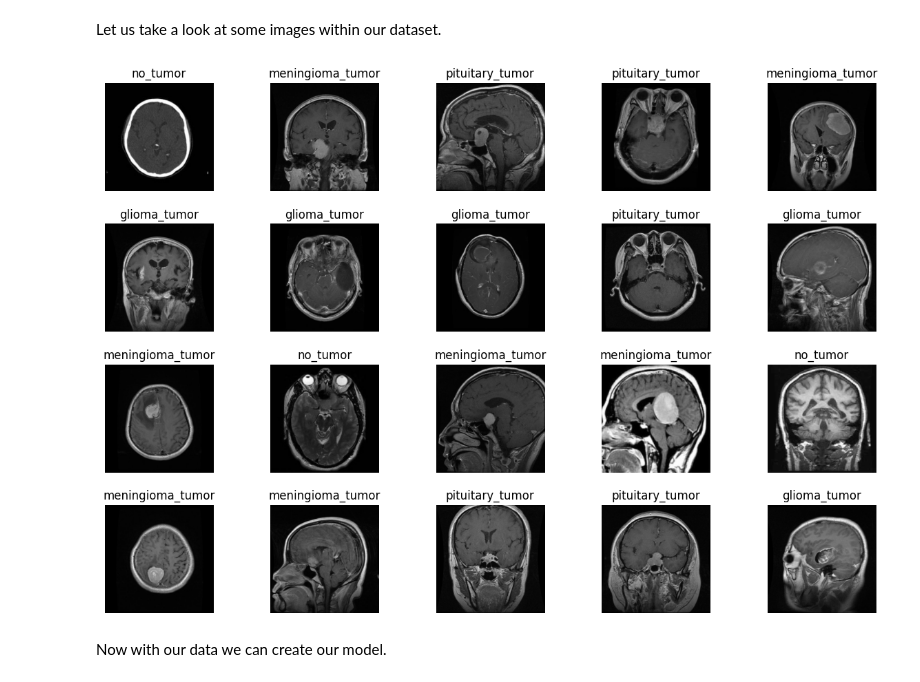
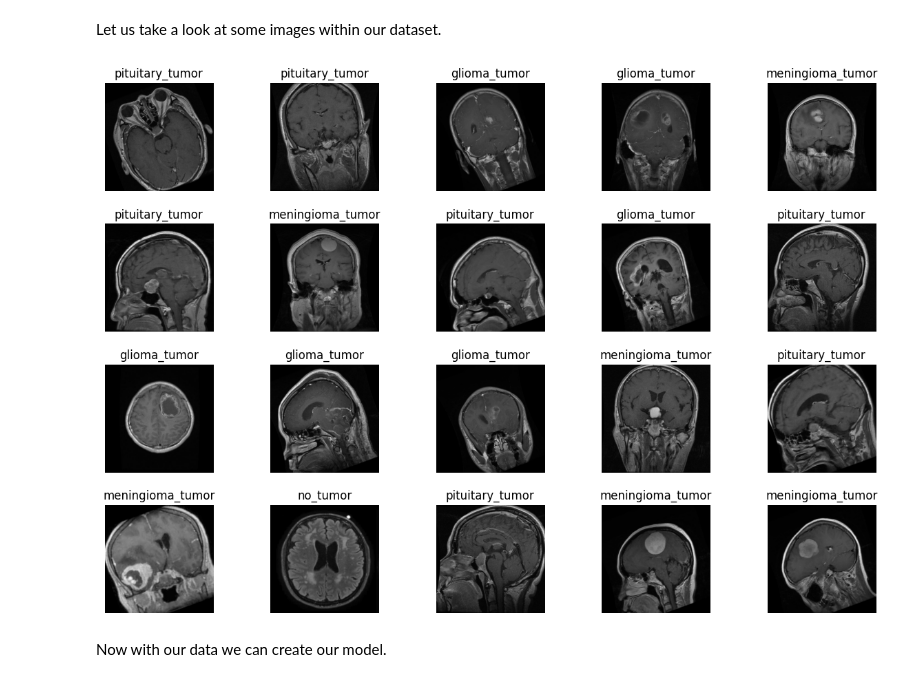
Before and after one commit to nzajk/brain-scan-classification, a Jupyter notebook: model.ipynb, the cells around one changed output. Saved outputs shown, nothing was run; the diff lists cells and outputs as text; code cells hidden in the pictures.

Commit message:
Data augmentation and model tuning

```diff
--- a/model.ipynb
+++ b/model.ipynb
@@ -29,9 +24,15 @@ def preprocess_image(img_path):
     img = img / 255
 
     # resize the image for uniformity
-    img = cv2.resize(img, (256, 256))
+    img = cv2.resize(img, (500, 500))
 
     return img
+# %%
+def rotate_image(image, angle):
+    rows, cols = image.shape
+    M = cv2.getRotationMatrix2D((cols/2, rows/2), angle, 1)
+    rotated_image = cv2.warpAffine(image, M, (cols, rows))
+    return rotated_image
 # %%
 encode = {'no_tumor': 0, 'meningioma_tumor': 1, 'glioma_tumor': 2, 'pituitary_tumor': 3}
 decode = {0: 'no_tumor', 1: 'meningioma_tumor', 2: 'glioma_tumor', 3: 'pituitary_tumor'}
@@ -60,10 +61,18 @@ def load_data(dataset_path):
             # append the label to the y array
             y_data.append(encode[folder])
 
+            # apply rotation on image
+            img = rotate_image(img, random.randint(-45,45))
+
+            # append new data to the arrays
+            x_data.append(img)
+            y_data.append(encode[folder])
+
     x_data = np.array(x_data)
     y_data = np.array(y_data)
 
-    x_data, y_data = shuffle(x_data, y_data, random_state=42)
+    # shuffle data for better training
+    x_data, y_data = shuffle(x_data, y_data, random_state=101)
 
     return x_data, y_data
 # %%
@@ -74,14 +83,14 @@ Let us take a look at some images within our dataset.
 # %%
 fig, axes = plt.subplots(4, 5, figsize=(15, 10))
 axes = axes.ravel()
 for i in range(0, 20):
-    index = np.random.randint(0, len(x_train))
+    index = random.randint(0, len(x_train))
     axes[i].imshow(x_train[index], cmap='gray')
     axes[i].set_title(decode[y_train[index]])
     axes[i].axis('off')
 plt.subplots_adjust(hspace=0.3)
 plt.show()
 # %% [output]
-[figure, old version]
+[figure, new version]
 # %% [markdown]
 Now with our data we can create our model.
```
Also changed, not shown: parts of 10 cells of this notebook.
